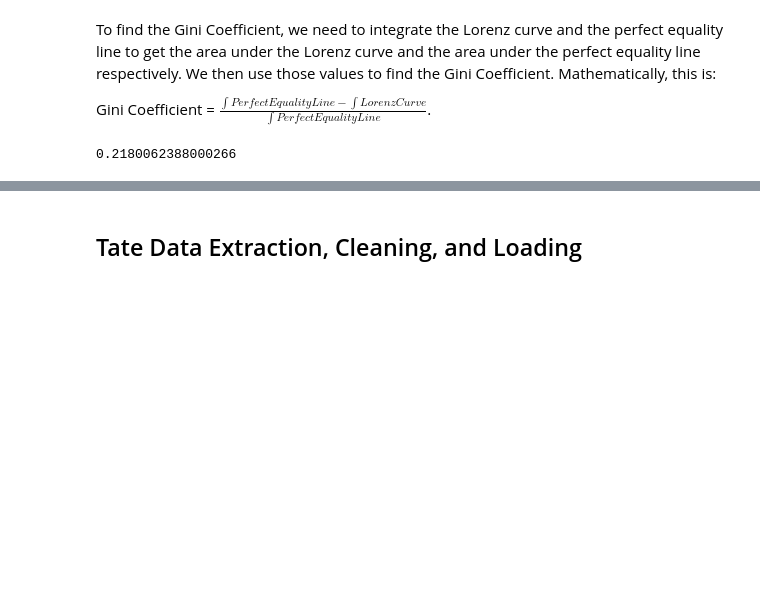
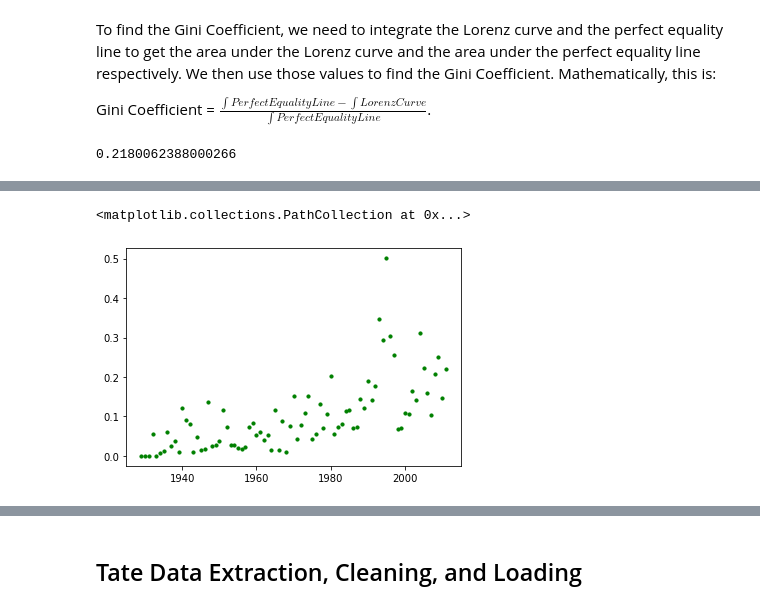
Before and after one commit to emily-oconnell/diversity-in-art-museums, a Jupyter notebook: n.ipynb, the cells around one changed output, grey strips where cells are left out. Cells and saved outputs as stored; diff of their text form; code cells hidden in the pictures; blank space fills up the shorter version.

```diff
--- a/n.ipynb
+++ b/n.ipynb
@@ -713,0 +780,20 @@ array([0.17555451])
+# %%
+year_predict = np.arange(2012, 16, 1)
+
+value = np.array(pre_2012["percent_female"])
+year = np.array(pre_2012["Acquisition Year"])
+
+y = pd.Series(value)
+x = pd.Series(year)
+
+slope, intercept, r_value, p_value, std_err = linregress(x, y)
+
+
+
+line = [slope*xi + intercept for xi in year_predict]
+
+plt.plot(years_extended, line, color = 'red',linewidth=1)
+plt.scatter(x, y, s = 10, marker = 'o',  color = 'green')
+# %% [output]
+<matplotlib.collections.PathCollection at 0x...>
+[figure, added]
```
Also changed, not shown: parts of 33 cells of this notebook.
